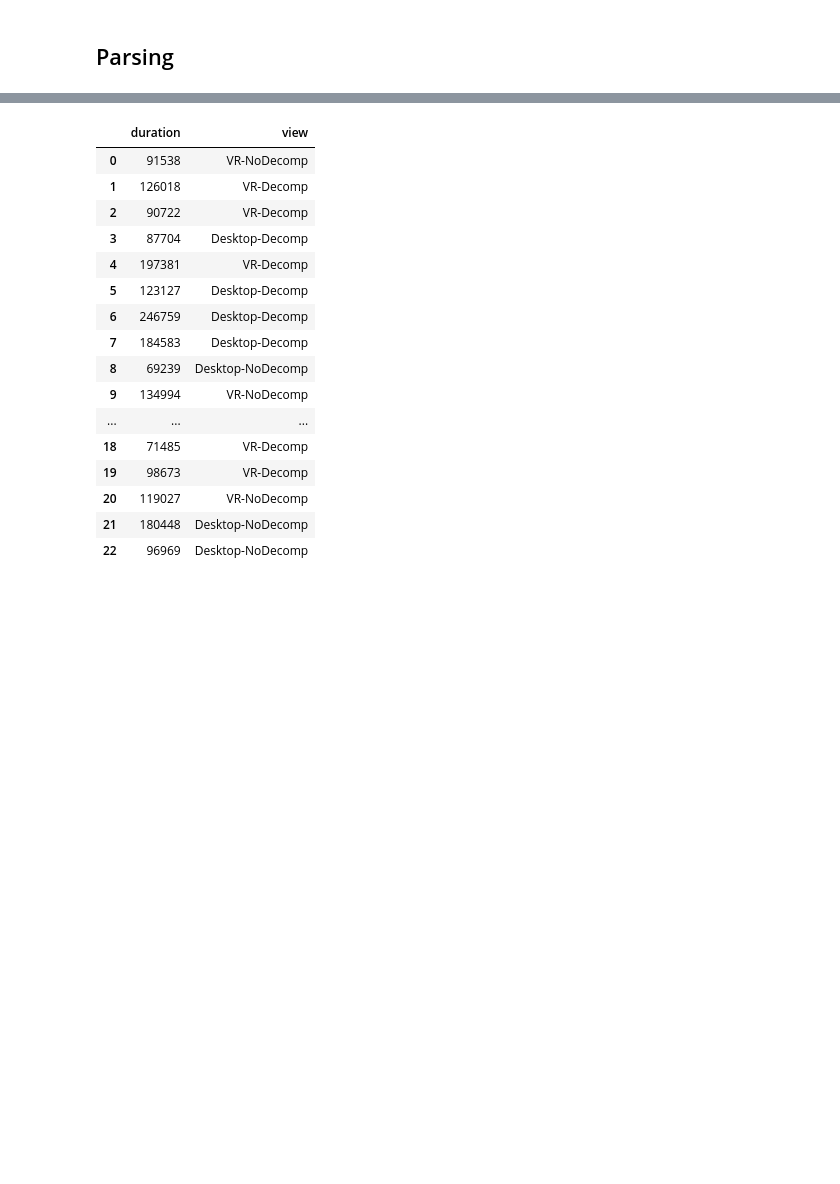
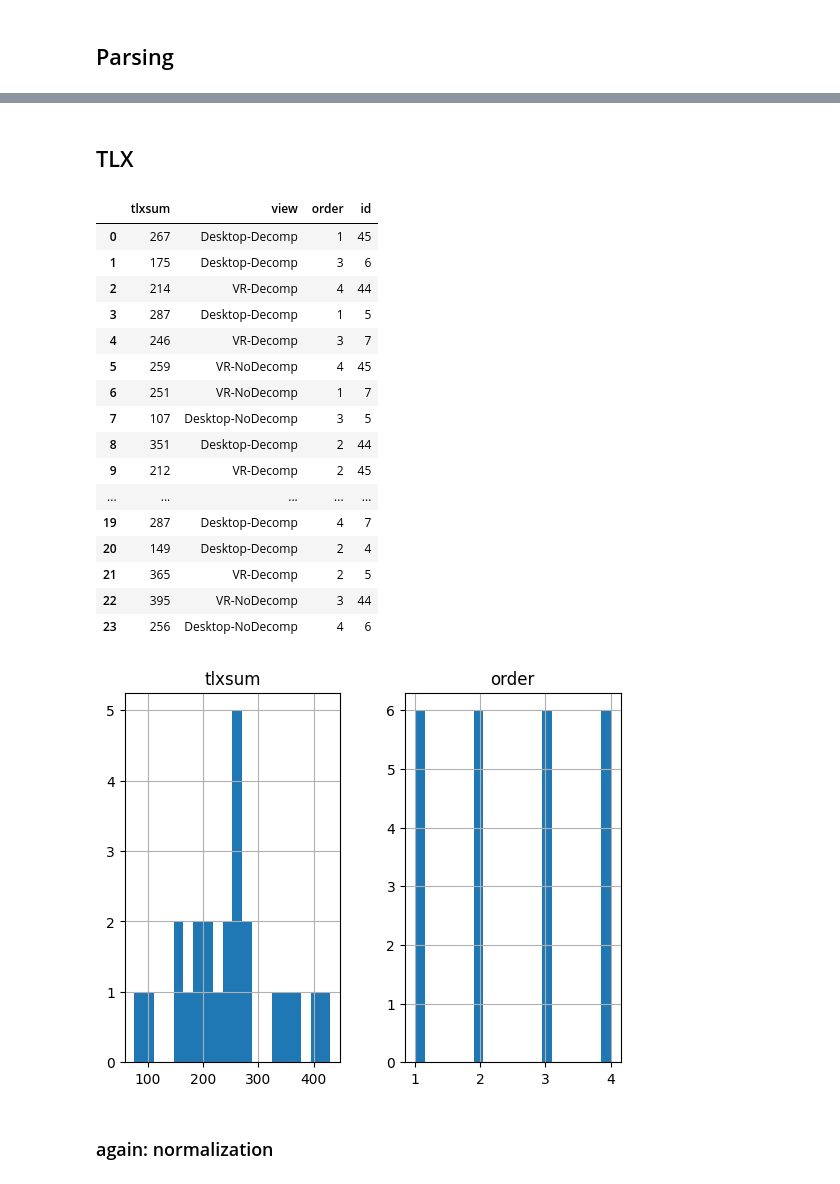
Before and after one commit to hpi-swa-lab/mp-2023-study, a Jupyter notebook: server/analysis.ipynb, the cells around one changed output, grey strips where cells are left out. Drawn from its saved outputs; the diff is of its cells as text; code cells hidden in the pictures; blank space fills up the shorter version.

```diff
--- a/server/analysis.ipynb
+++ b/server/analysis.ipynb
@@ -6,3 +242,5 @@ This notebook parses the study results in the responses folder and analyzes the
+# %% [markdown]
+## TLX
 # %%
 # load all files in data
 # create a dataframe with all data
@@ -12,50 +250,57 @@ import numpy as np
 import os
 import json
 import matplotlib.pyplot as plt
 import codecs
 
 data = []
 demo_surveys = ["-0"]
 tutorial_surveys = ["-1", "-6", "-11", "-16"]
 tlx_surveys = ["-5", "-10", "-15", "-20"]
 for filename in os.listdir("data"):
     #if not filename.startswith("44"):
     #    continue
 
     is_tutorial = any([tut + ".json" in filename for tut in tutorial_surveys])
     is_tlx = any([tlx + ".json" in filename for tlx in tlx_surveys])
     is_demo = any([demo + ".json" in filename for demo in demo_surveys])
 
     if not filename.endswith(".json"):
         continue
 
     if is_tutorial or is_demo:
         continue
 
-    if is_tlx:
+    if not is_tlx:
         continue
 
+    # is tlx:
     with codecs.open(os.path.join("data", filename), "rb", encoding="utf_8", errors='ignore') as f:
         d = json.load(f)
-        data.append([d["response"]["duration"], d["task"]["view"]])
+        i = d["task"]["stateId"] - 1
+        d["response"]["view"] = d["task"]["_views"][i]
+        data.append([sum(d["response"]["scores"]["scores"]), d["response"]["view"], int(d["response"]["stateId"] / 5), filename.split("-")[0]])
 
-df = pd.DataFrame(data, columns=["duration", "view"])
+df = pd.DataFrame(data, columns=["tlxsum", "view", "order", "id"])
+df.hist(bins=20)
 df
 # %% [output]
-|  | duration | view |
-| 0 | 91538 | VR-NoDecomp |
-| 1 | 126018 | VR-Decomp |
-| 2 | 90722 | VR-Decomp |
-| 3 | 87704 | Desktop-Decomp |
-| 4 | 197381 | VR-Decomp |
-| 5 | 123127 | Desktop-Decomp |
-| 6 | 246759 | Desktop-Decomp |
-| 7 | 184583 | Desktop-Decomp |
-| 8 | 69239 | Desktop-NoDecomp |
-| 9 | 134994 | VR-NoDecomp |
-| ... | ... | ... |
-| 18 | 71485 | VR-Decomp |
-| 19 | 98673 | VR-Decomp |
-| 20 | 119027 | VR-NoDecomp |
-| 21 | 180448 | Desktop-NoDecomp |
-| 22 | 96969 | Desktop-NoDecomp |
+|  | tlxsum | view | order | id |
+| 0 | 267 | Desktop-Decomp | 1 | 45 |
+| 1 | 175 | Desktop-Decomp | 3 | 6 |
+| 2 | 214 | VR-Decomp | 4 | 44 |
+| 3 | 287 | Desktop-Decomp | 1 | 5 |
+| 4 | 246 | VR-Decomp | 3 | 7 |
+| 5 | 259 | VR-NoDecomp | 4 | 45 |
+| 6 | 251 | VR-NoDecomp | 1 | 7 |
+| 7 | 107 | Desktop-NoDecomp | 3 | 5 |
+| 8 | 351 | Desktop-Decomp | 2 | 44 |
+| 9 | 212 | VR-Decomp | 2 | 45 |
+| ... | ... | ... | ... | ... |
+| 19 | 287 | Desktop-Decomp | 4 | 7 |
+| 20 | 149 | Desktop-Decomp | 2 | 4 |
+| 21 | 365 | VR-Decomp | 2 | 5 |
+| 22 | 395 | VR-NoDecomp | 3 | 44 |
+| 23 | 256 | Desktop-NoDecomp | 4 | 6 |
+[figure, added]
+# %% [markdown]
+### again: normalization
```
Also changed, not shown: parts of 29 cells of this notebook.
